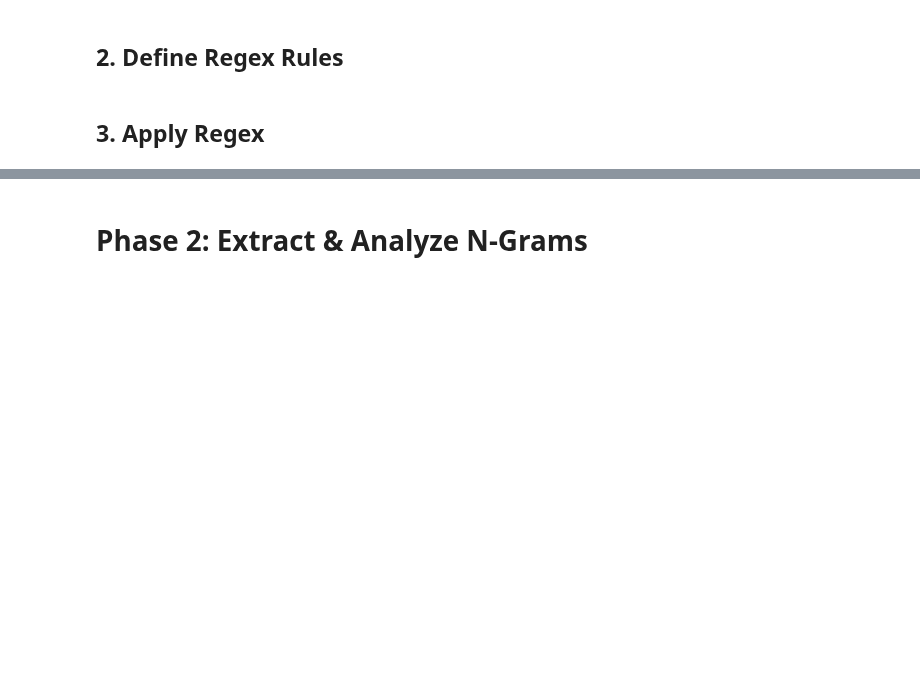
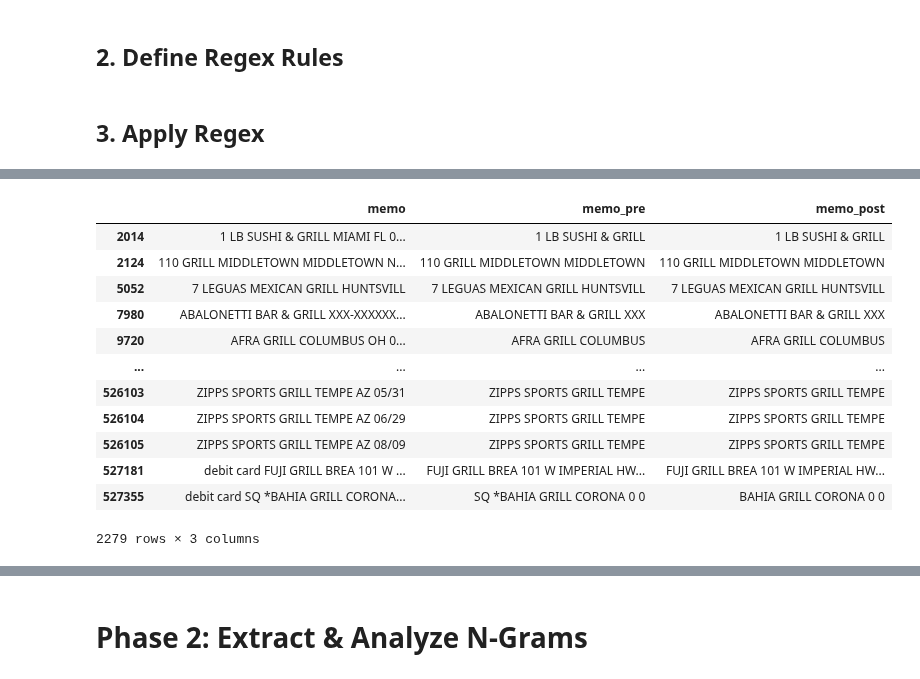
Before and after one commit to kylechoi101/DSC180A-Q1, a Jupyter notebook: Week 2/Haris_Saif.ipynb, the cells around one changed output, grey strips where cells are left out. Drawn from its saved outputs; the diff is of its cells as text; code cells hidden in the pictures; blank space fills up the shorter version.

```diff
--- a/Week 2/Haris_Saif.ipynb
+++ b/Week 2/Haris_Saif.ipynb
@@ -414,3 +409,19 @@ df.sample(10).sort_values(by='memo_post')
+# %%
+df[df['memo'].str.contains('GRILL')]
+# %% [output]
+|  | memo | memo_pre | memo_post |
+| 2014 | 1 LB SUSHI & GRILL MIAMI FL 0... | 1 LB SUSHI & GRILL | 1 LB SUSHI & GRILL |
+| 2124 | 110 GRILL MIDDLETOWN MIDDLETOWN N... | 110 GRILL MIDDLETOWN MIDDLETOWN | 110 GRILL MIDDLETOWN MIDDLETOWN |
+| 5052 | 7 LEGUAS MEXICAN GRILL HUNTSVILL | 7 LEGUAS MEXICAN GRILL HUNTSVILL | 7 LEGUAS MEXICAN GRILL HUNTSVILL |
+| 7980 | ABALONETTI BAR & GRILL XXX-XXXXXX... | ABALONETTI BAR & GRILL XXX | ABALONETTI BAR & GRILL XXX |
+| 9720 | AFRA GRILL COLUMBUS OH 0... | AFRA GRILL COLUMBUS | AFRA GRILL COLUMBUS |
+| ... | ... | ... | ... |
+| 526103 | ZIPPS SPORTS GRILL TEMPE AZ 05/31 | ZIPPS SPORTS GRILL TEMPE | ZIPPS SPORTS GRILL TEMPE |
+| 526104 | ZIPPS SPORTS GRILL TEMPE AZ 06/29 | ZIPPS SPORTS GRILL TEMPE | ZIPPS SPORTS GRILL TEMPE |
+| 526105 | ZIPPS SPORTS GRILL TEMPE AZ 08/09 | ZIPPS SPORTS GRILL TEMPE | ZIPPS SPORTS GRILL TEMPE |
+| 527181 | debit card FUJI GRILL BREA 101 W ... | FUJI GRILL BREA 101 W IMPERIAL HW... | FUJI GRILL BREA 101 W IMPERIAL HW... |
+| 527355 | debit card SQ *BAHIA GRILL CORONA... | SQ *BAHIA GRILL CORONA 0 0 | BAHIA GRILL CORONA 0 0 |
+2279 rows × 3 columns
 # %%
 merchants_clean = ['AMAZON', 'ALBERTSONS', 'ADOBE', 'SONIC', 'LIDL', 'AFTERPAY', 'ARBYS', 'ALDI', 'AUDIBLE', 'DOLLARTREE', 'LOWES', 'KROGER', 'DUNKIN', 'HP', 'PUBLIX', 'FRYS', 'SAFEWAY', 'DOORDASH', 'GOOGLE', 'WALMART', 'CHICK-FIL-A', 'SAMSCLUB', 'MICROSOFT',
              'UBER', 'ULTA', 'H-E-B', 'VONS', 'CMSVEND', 'INSTACART', 'LYFT', 'TJMAXX', 'PETSMART', 'THORNTONS', 'PAYPAL', 'MAVERIK', 'WENDYS', 'MARSHALLS', 'ALLSUPS', 'SUNPASS', 'QVC', 'PRIZEPICKS', 'DDBR']
```
Also changed, not shown: parts of 21 cells of this notebook.
